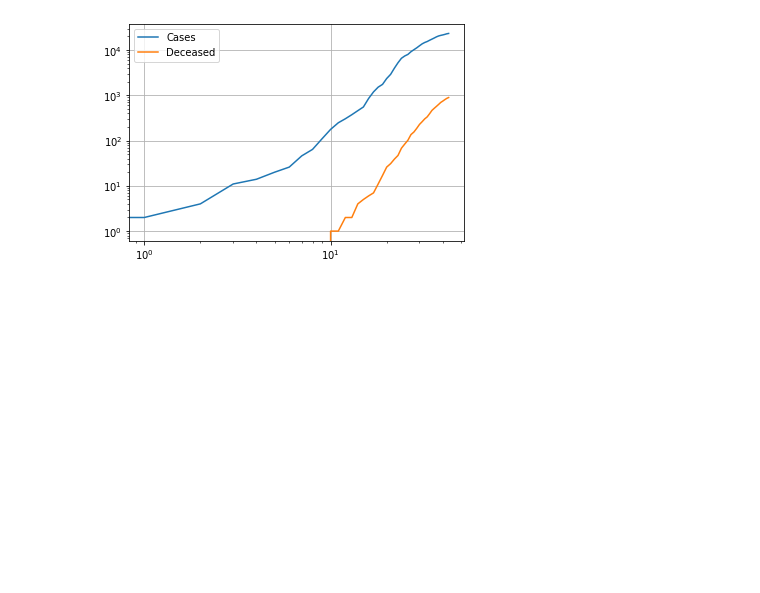
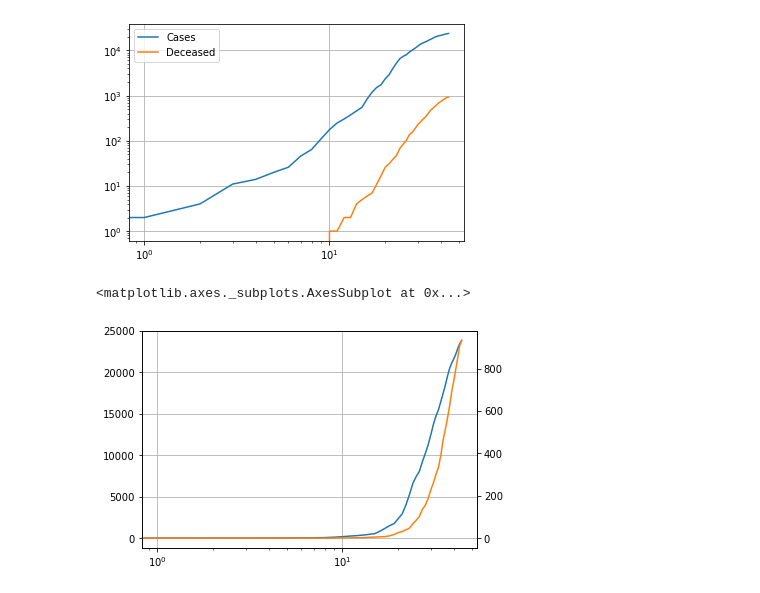
Before and after one commit to jpmieville/COVID-19_data_analyis, a Jupyter notebook: covid_19_swiss.ipynb, the cells around one changed output. Cells and saved outputs as stored; diff of their text form; code cells hidden in the pictures; blank space fills up the shorter version.

```diff
--- a/covid_19_swiss.ipynb
+++ b/covid_19_swiss.ipynb
@@ -138,3 +138,9 @@ df.plot(logy=True, logx=True, grid=True)
 # %% [output]
 <matplotlib.axes._subplots.AxesSubplot at 0x...>
 [figure]
+# %%
+df["Cases"].plot(logx=True, grid=True)
+df["Deceased"].plot(secondary_y=True, logx=True, grid=True)
+# %% [output]
+<matplotlib.axes._subplots.AxesSubplot at 0x...>
+[figure, added]
```
Also changed, not shown: parts of 11 cells of this notebook, 1 other file.
